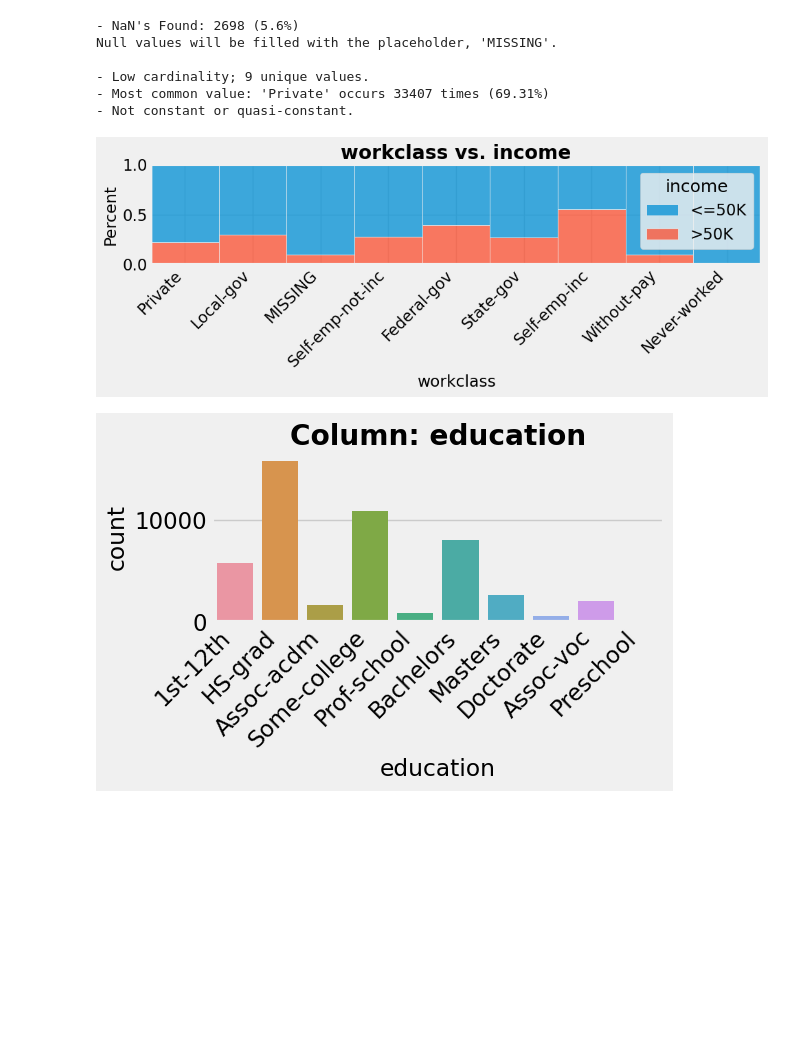
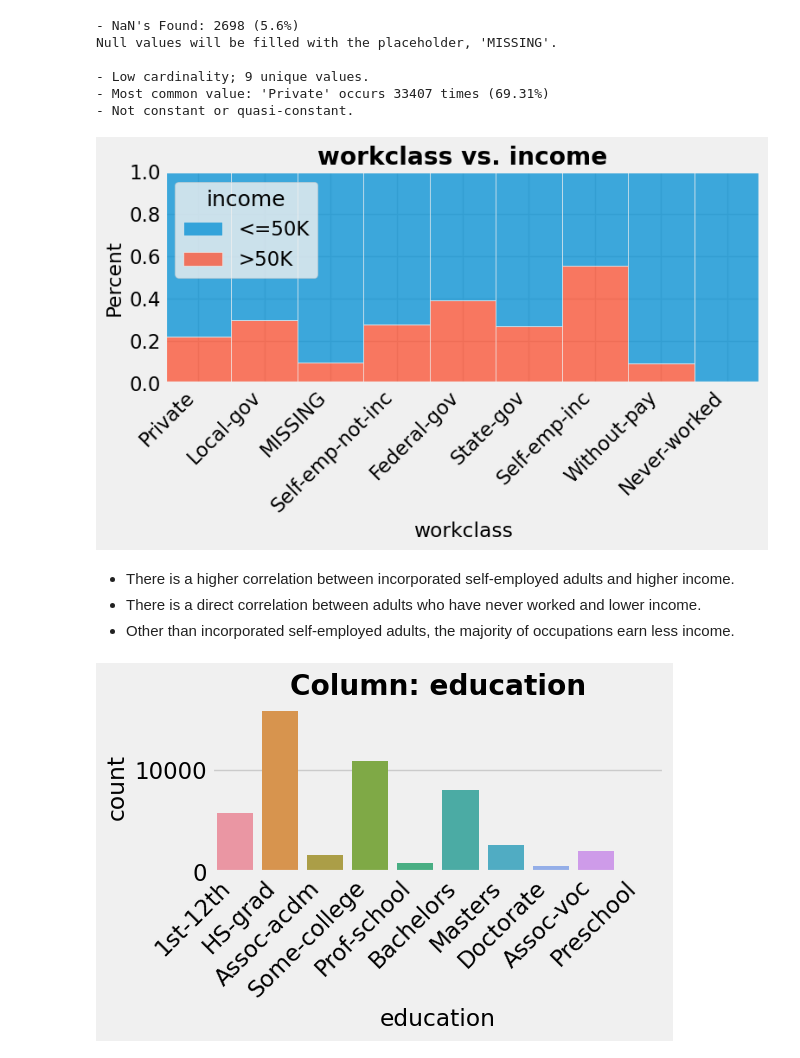
Before and after one commit to NemesisCrociata/Prediction-of-Adult-Income, a Jupyter notebook: Prediction_of_Adult_Income.ipynb, the cells around one changed output. Saved outputs shown, nothing was run; the diff lists cells and outputs as text; code cells hidden in the pictures; blank space fills up the shorter version.

```diff
--- a/Prediction_of_Adult_Income.ipynb
+++ b/Prediction_of_Adult_Income.ipynb
@@ -875,9 +902,13 @@ Null values will be filled with the placeholder, 'MISSING'.
 - Not constant or quasi-constant.
 # %%
 viz_categorical_vs_target(df, x='workclass', y='income', target_type='class',
-                          figsize=(10,4));
+                          figsize=(8,5));
 # %% [output]
-[figure, old version]
+[figure, new version]
+# %% [markdown]
+- There is a higher correlation between incorporated self-employed adults and higher income.
+- There is a direct correlation between adults who have never worked and lower income.
+- Other than incorporated self-employed adults, the majority of occupations earn less income.
 # %%
 viz_categorical(df, x='education');
 # %% [output]
```
Also changed, not shown: parts of 25 cells of this notebook.
